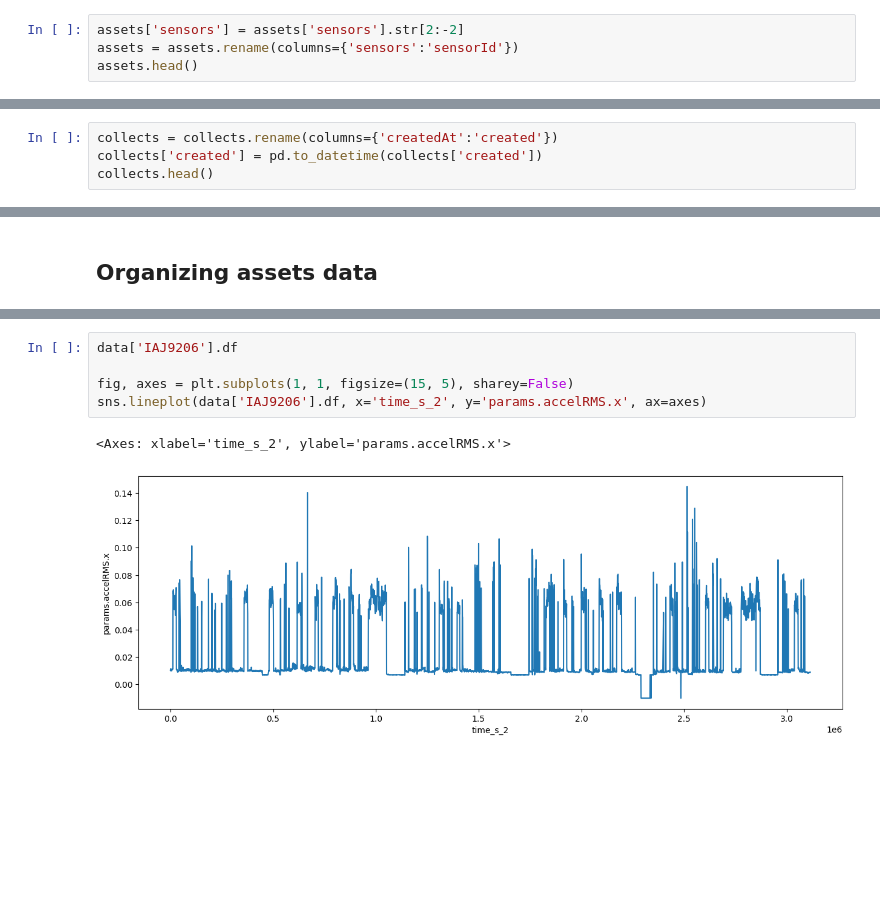
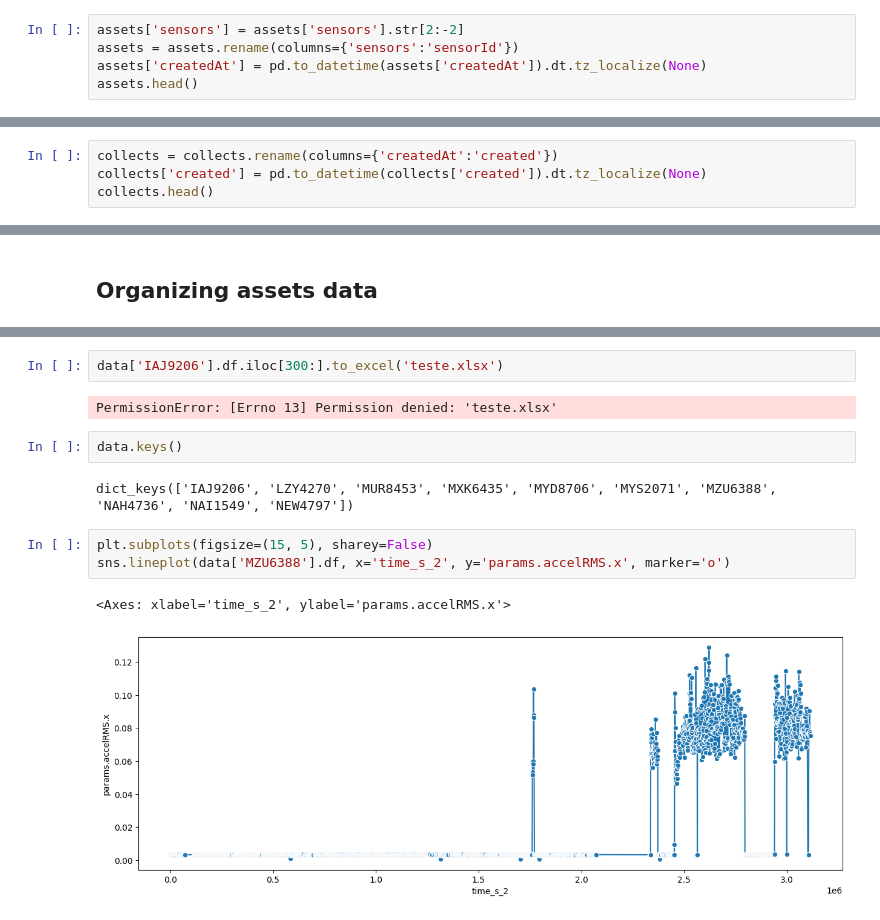
Before and after one commit to Leadz-wu/trac_test, a Jupyter notebook: test_2.ipynb, the cells around one changed output, grey strips where cells are left out. Drawn from its saved outputs; the diff is of its cells as text; blank space fills up the shorter version.

```diff
--- a/test_2.ipynb
+++ b/test_2.ipynb
@@ -12,6 +17,7 @@ collects = pd.read_csv(path_2 + '/collects.csv')
 # %%
 assets['sensors'] = assets['sensors'].str[2:-2]
 assets = assets.rename(columns={'sensors':'sensorId'})
+assets['createdAt'] = pd.to_datetime(assets['createdAt']).dt.tz_localize(None)
 assets.head()
 # %% [output]
 |  | _id | company | createdAt | description | model | modelType | name | sensorId | specifications.axisX | ... |
@@ -42,7 +48,7 @@ dtypes: float64(4), object(12)
 memory usage: 1.4+ KB
 # %%
 collects = collects.rename(columns={'createdAt':'created'})
-collects['created'] = pd.to_datetime(collects['created'])
+collects['created'] = pd.to_datetime(collects['created']).dt.tz_localize(None)
 collects.head()
 # %% [output]
 |  | _id | created | params.accelRMS.x | params.accelRMS.y | params.accelRMS.z | params.duration | ... |
@@ -168,8 +318,14 @@ ROTULADORA SIDEL  downtime: 44953 ms
+# %%
+data['IAJ9206'].df.iloc[300:].to_excel('teste.xlsx')
+# %% [output]
+PermissionError: [Errno 13] Permission denied: 'teste.xlsx'
+# %%
+data.keys()
+# %% [output]
+dict_keys(['IAJ9206', 'LZY4270', 'MUR8453', 'MXK6435', 'MYD8706', 'MYS2071', 'MZU6388', 'NAH4736', 'NAI1549', 'NEW4797'])
 # %%
-data['IAJ9206'].df
-
-fig, axes = plt.subplots(1, 1, figsize=(15, 5), sharey=False)
-sns.lineplot(data['IAJ9206'].df, x='time_s_2', y='params.accelRMS.x', ax=axes)
+plt.subplots(figsize=(15, 5), sharey=False)
+sns.lineplot(data['MZU6388'].df, x='time_s_2', y='params.accelRMS.x', marker='o')
 # %% [output]
 <Axes: xlabel='time_s_2', ylabel='params.accelRMS.x'>
-[figure, old version]
+[figure, new version]
```
Also changed, not shown: parts of 12 cells of this notebook.
